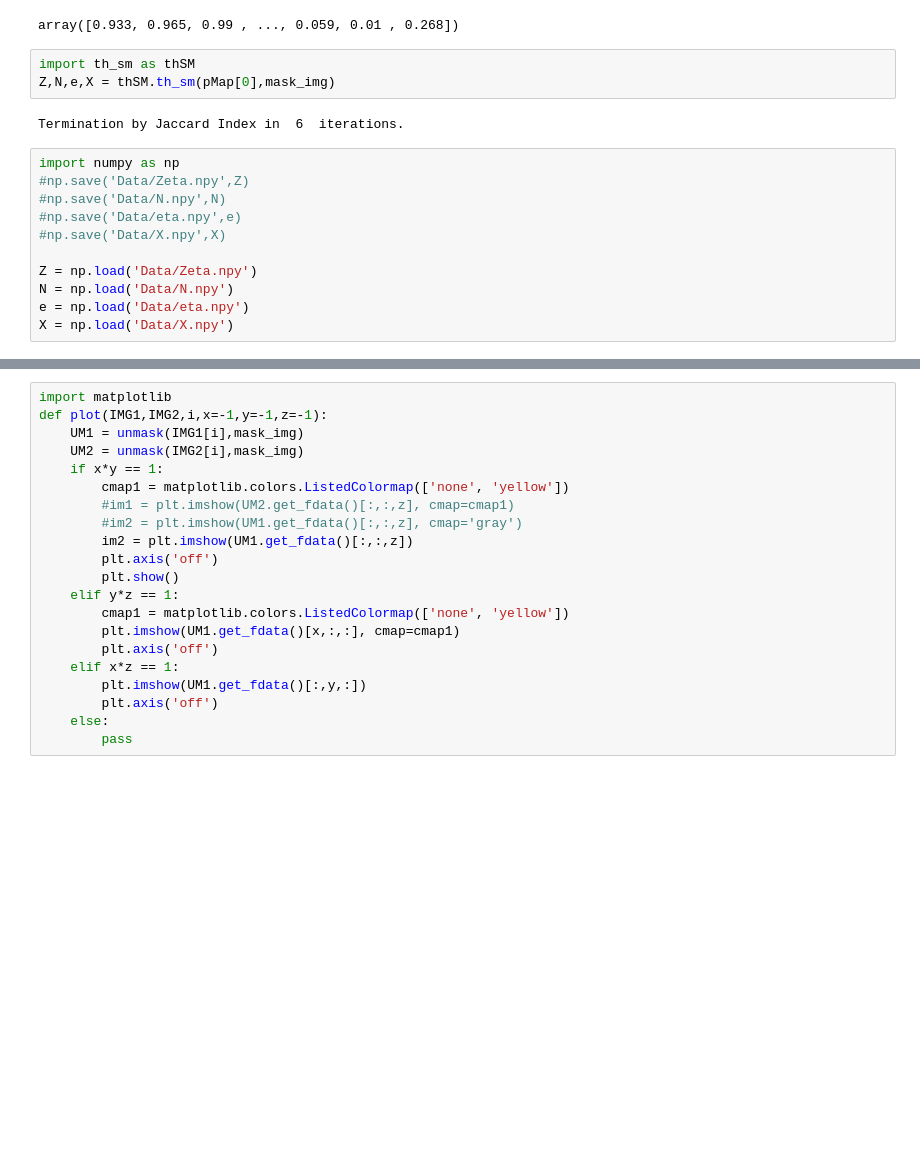
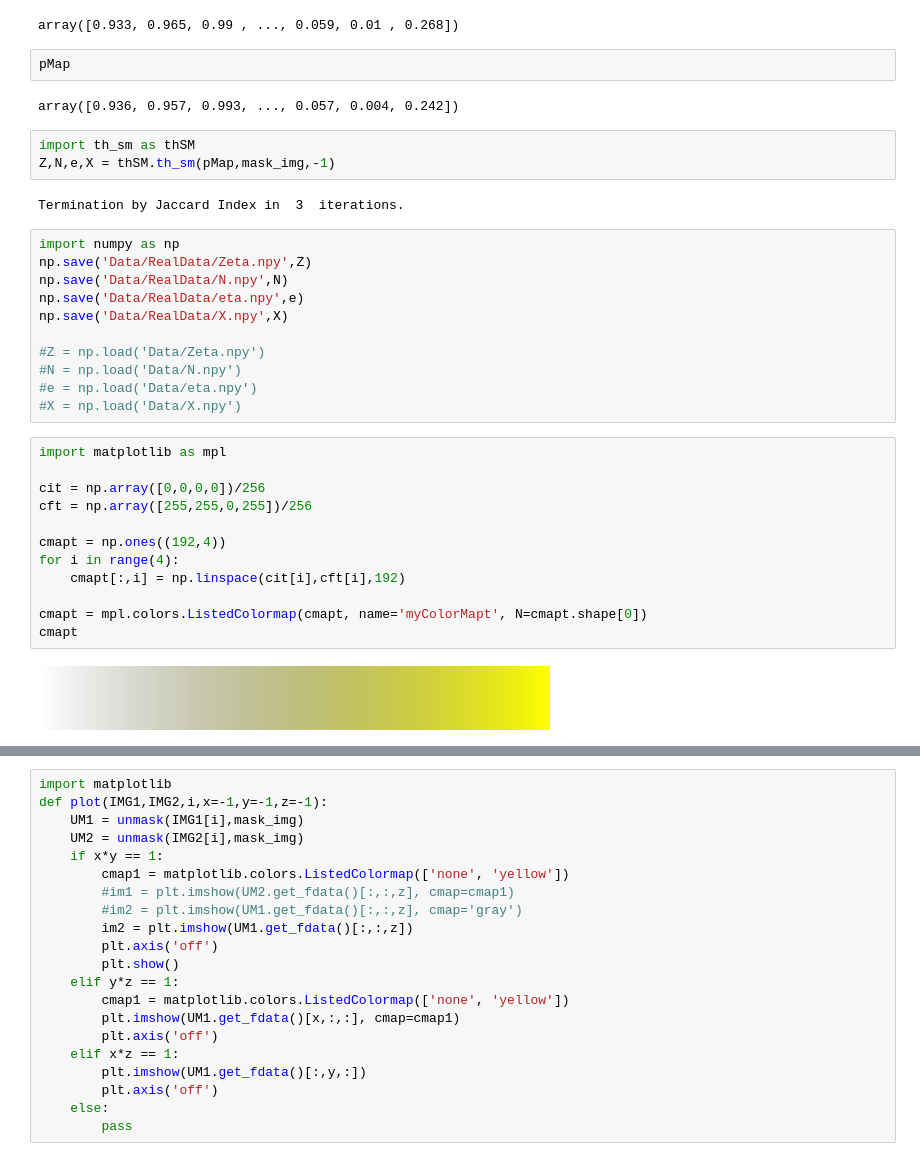
Before and after one commit to juanesfco/Thesis, a Jupyter notebook: realData.ipynb, the cells around one changed output, grey strips where cells are left out. Saved outputs shown, nothing was run; the diff lists cells and outputs as text; blank space fills up the shorter version.

```diff
--- a/realData.ipynb
+++ b/realData.ipynb
@@ -132,19 +175,37 @@ from nilearn.masking import apply_mask
 apply_mask(NIFTI,mask_img)
 # %% [output]
 array([0.933, 0.965, 0.99 , ..., 0.059, 0.01 , 0.268])
+# %%
+pMap
+# %% [output]
+array([0.936, 0.957, 0.993, ..., 0.057, 0.004, 0.242])
 # %%
 import th_sm as thSM
-Z,N,e,X = thSM.th_sm(pMap[0],mask_img)
+Z,N,e,X = thSM.th_sm(pMap,mask_img,-1)
 # %% [output]
-Termination by Jaccard Index in  6  iterations.
+Termination by Jaccard Index in  3  iterations.
 # %%
 import numpy as np
-#np.save('Data/Zeta.npy',Z)
-#np.save('Data/N.npy',N)
-#np.save('Data/eta.npy',e)
-#np.save('Data/X.npy',X)
+np.save('Data/RealData/Zeta.npy',Z)
+np.save('Data/RealData/N.npy',N)
+np.save('Data/RealData/eta.npy',e)
+np.save('Data/RealData/X.npy',X)
 
-Z = np.load('Data/Zeta.npy')
-N = np.load('Data/N.npy')
-e = np.load('Data/eta.npy')
-X = np.load('Data/X.npy')
+#Z = np.load('Data/Zeta.npy')
+#N = np.load('Data/N.npy')
+#e = np.load('Data/eta.npy')
+#X = np.load('Data/X.npy')
+# %%
+import matplotlib as mpl
+
+cit = np.array([0,0,0,0])/256
+cft = np.array([255,255,0,255])/256
+
+cmapt = np.ones((192,4))
+for i in range(4):
+    cmapt[:,i] = np.linspace(cit[i],cft[i],192)
+
+cmapt = mpl.colors.ListedColormap(cmapt, name='myColorMapt', N=cmapt.shape[0])
+cmapt
+# %% [output]
+[figure, added]
```
Also changed, not shown: parts of 19 cells of this notebook, 41 other files.
